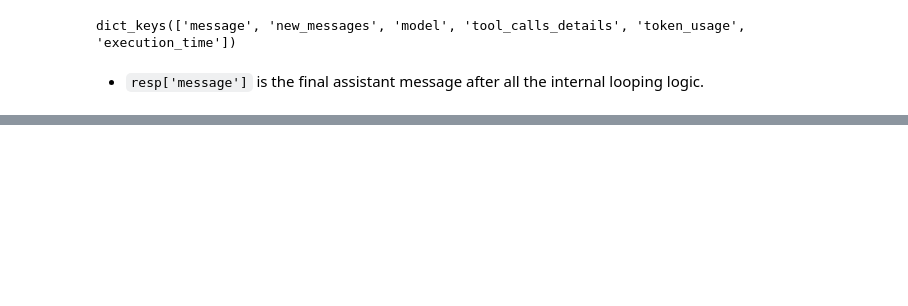
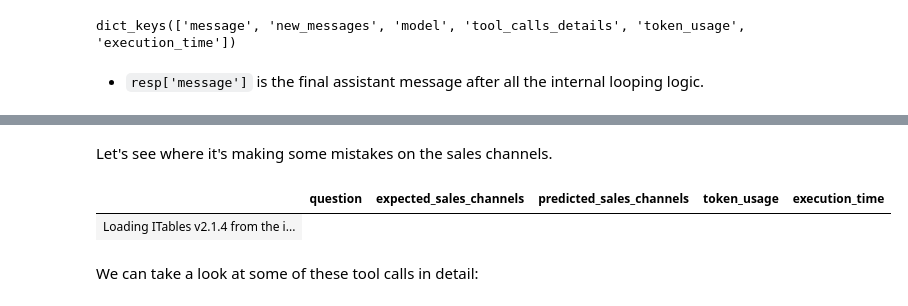
Before and after one commit to DrChrisLevy/DrChrisLevy.github.io, a Jupyter notebook: posts/anthropic/anthropic.ipynb, the cells around one changed output, grey strips where cells are left out. Drawn from its saved outputs; the diff is of its cells as text; code cells hidden in the pictures; blank space fills up the shorter version.

```diff
--- a/posts/anthropic/anthropic.ipynb
+++ b/posts/anthropic/anthropic.ipynb
@@ -449,0 +782,10 @@ llm_anthropic.call(
+# %% [markdown]
+Let's see where it's making some mistakes on the sales channels.
+# %%
+mistakes = df_openai[~df_openai["sales_channels_correct"]]
+show(mistakes[["question", "expected_sales_channels", "predicted_sales_channels", "token_usage", "execution_time"]])
+# %% [output]
+|  | question | expected_sales_channels | predicted_sales_channels | token_usage | execution_time |
+| Loading ITables v2.1.4 from the i... |
+# %% [markdown]
+We can take a look at some of these tool calls in detail:
```
Also changed, not shown: parts of 77 cells of this notebook, 1 other file.
